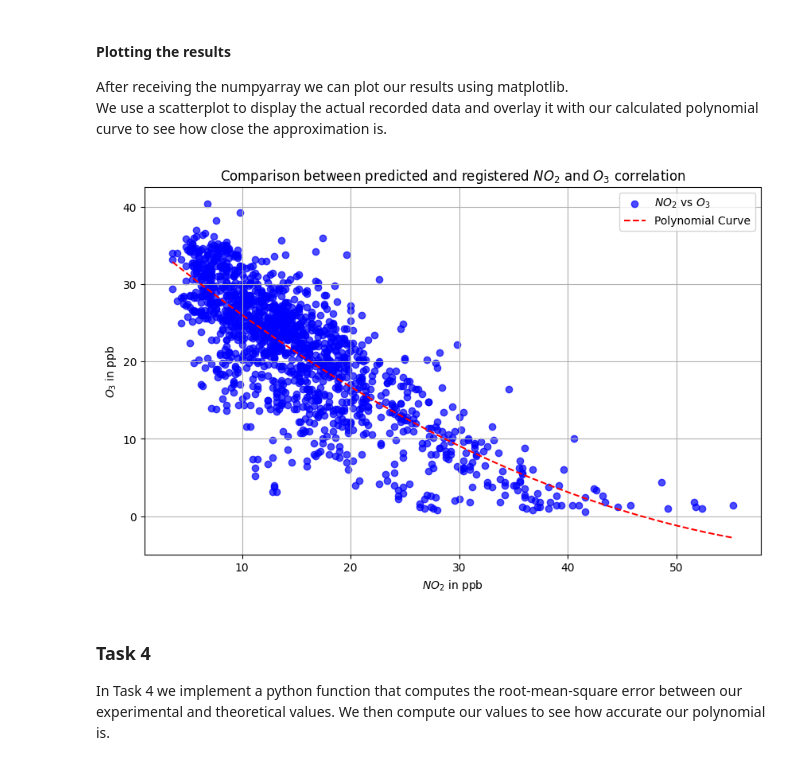
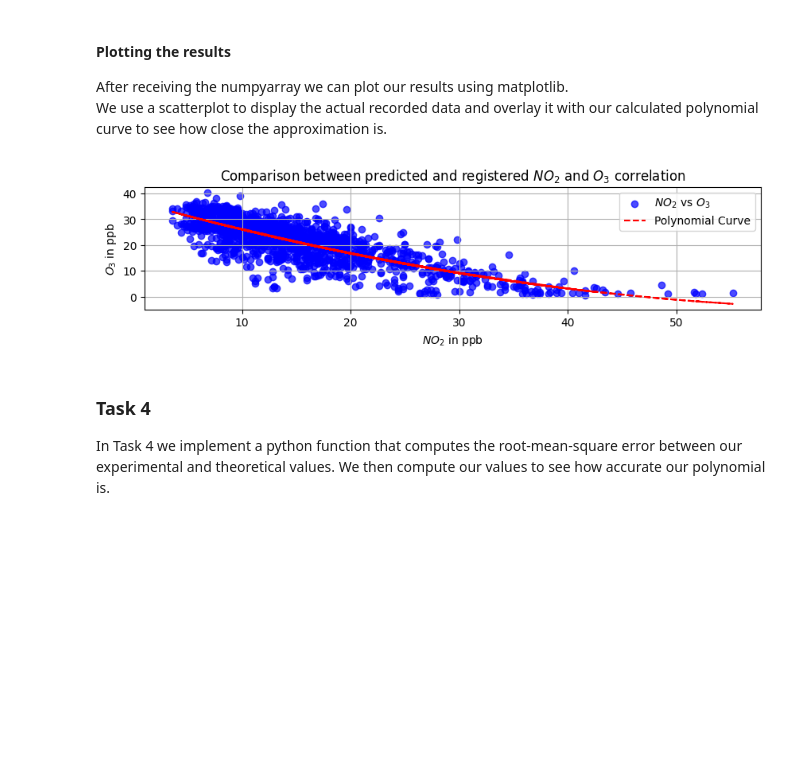
Before and after one commit to TimPrivat/ScientificProgrammingInPython, a Jupyter notebook: 6/2023WS_41114.ipynb, the cells around one changed output. Drawn from its saved outputs; the diff is of its cells as text; code cells hidden in the pictures; blank space fills up the shorter version.

```diff
--- a/6/2023WS_41114.ipynb
+++ b/6/2023WS_41114.ipynb
@@ -87,7 +87,7 @@ Finally we plot our results using matplotlib.</p>
 <h4>Calculating the mean values and rolling averages [7]</h4>
 <p>First we create a pandas dataframe where we store the time, the hourly mean of $O_{3}$ concentration and the hourly mean of $NO_{2}$ concentration. We again save the names of all colums to one list for $O_{3}$ values and one list for $NO_{2}$ values each.</p>
 # %%
-hourly_data = pd.DataFrame(columns = ['Time','O3 hourly mean', 'NO2 hourly mean'])
+hourly_data = pd.DataFrame(columns = ['Time','O3 mean/hour', 'NO2 mean/hour'])
 
 o3_columns = ['station 1 O3',
               'station 2 O3',
@@ -102,7 +102,7 @@ no2_columns = ['station 1 NO2',
 # %% [markdown]
 <p>After that we iterate over each row in our merged_data dataframe and calculate the mean of $O_{3}$ and $NO_{2}$ concentration between all stations at each timestamp. We save this data to the dataframe hourly data.</p>
 # %%
-for index, row in merged_data.iterrows():
+for index, row in merged_dataframe.iterrows():
 
     time = row['Time']
     o3_hourly_values = row[o3_columns].mean()
@@ -178,9 +178,9 @@ plt.show()
 <br>We do this by calling pandas .dropna() function and using it on the $O_{3}$ and $NO_{2}$ hourly mean subsets.
 We then save each subset to an according list labelled o3_data and no2_data. </p>
 # %%
-hourly_data = hourly_data.dropna(subset=['O3 hourly mean', 'NO2 hourly mean'])
-o3_data = hourly_data['O3 hourly mean'].values
-no2_data = hourly_data['NO2 hourly mean'].values
+hourly_data = hourly_data.dropna(subset = ['O3 mean/hour', 'NO2 mean/hour'])
+o3_data = hourly_data['O3 mean/hour'].values
+no2_data = hourly_data['NO2 mean/hour'].values
 # %% [markdown]
 <p>Now that we have our values in normalized pythonlists, we can start constructing our polynomial functions. <br>
 We do this in two steps: The first step uses numpy's builtin function .polyfit() to determine the coefficients of our future polynom. For this we pass our no2_data and o3_data list and an integer to determine the future polynomials degree. In our case 2.</p>
@@ -209,5 +209,4 @@ We generate 100 equally spaced values in the valuerange of our $NO_{2}$ data. We
 # %%
-no2_values_for_equation = np.linspace(min(no2_data), max(no2_data), 100)
-o3_predicted_values = poly_equation(no2_values_for_equation)
+o3_predicted_values = poly_equation(no2_data)
 o3_predicted_values
 # %% [output]
@@ -234,18 +218,18 @@ array([ 3.28605725e+01,  3.22793434e+01,  3.17026304e+01,  3.11304335e+01,
 We use a scatterplot to display the actual recorded data and overlay it with our calculated polynomial curve to see how close the approximation is.
 </p>
 # %%
-plt.figure(figsize=(10,6))
+plt.figure(figsize=(10,2))
 plt.scatter(no2_data, o3_data, label='$NO_{2}$ vs $O_{3}$', color='blue', alpha=0.7)
-plt.plot(no2_values_for_equation, o3_predicted_values, label='Polynomial Curve', color='red', linestyle='--')
+plt.plot(no2_data, o3_predicted_values, label='Polynomial Curve', color='red', linestyle='--')
 plt.title('Comparison between predicted and registered $NO_{2}$ and $O_{3}$ correlation')
 plt.xlabel('$NO_{2}$ in ppb')
 plt.ylabel('$O_{3}$ in ppb')
 plt.legend()
 plt.grid(True)
 
 plt.show()
 # %% [output]
-[figure, old version]
+[figure, new version]
 # %% [markdown]
 <h3>Task 4</h3>
 <p>In Task 4 we implement a python function that computes the root-mean-square error between our experimental and theoretical values. We then compute our values to see how accurate our polynomial is.</p>
```
Also changed, not shown: parts of 12 cells of this notebook.
